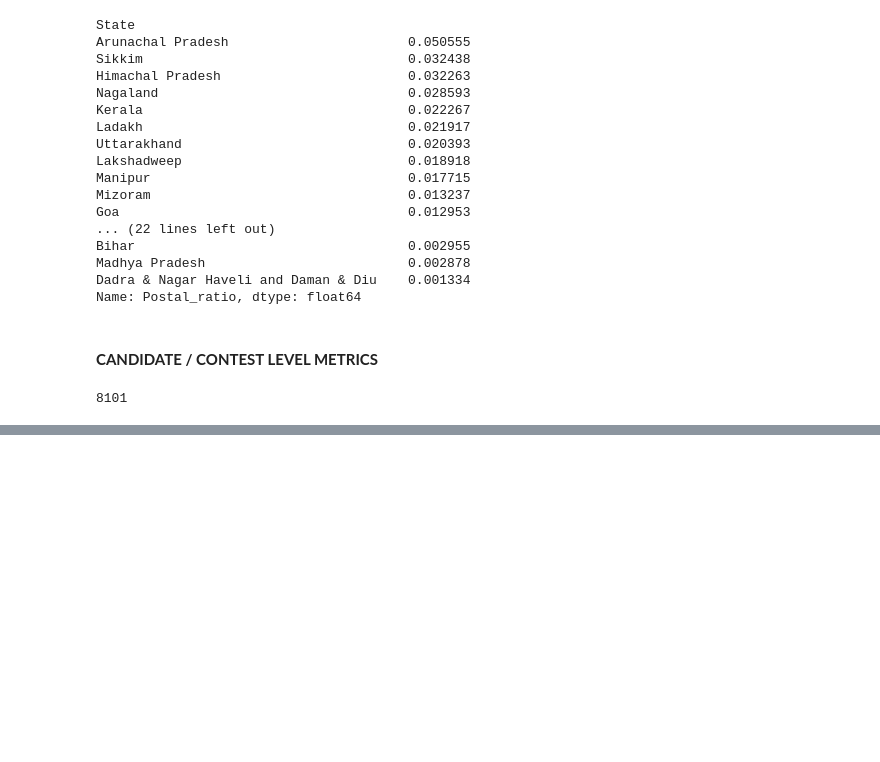
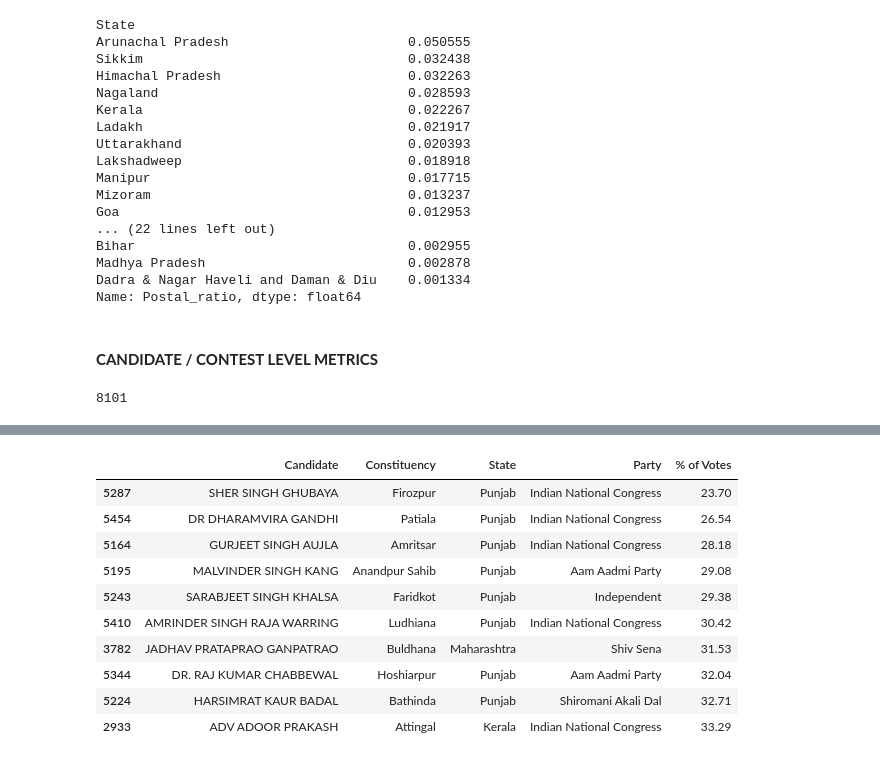
Before and after one commit to geershatisaxena/Election, a Jupyter notebook: res.ipynb, the cells around one changed output, grey strips where cells are left out. Drawn from its saved outputs; the diff is of its cells as text; code cells hidden in the pictures; blank space fills up the shorter version.

```diff
--- a/res.ipynb
+++ b/res.ipynb
@@ -924,0 +971,14 @@ df["Candidate"].nunique()
+# %%
+winners.nsmallest(10, "% of Votes")[["Candidate", "Constituency", "State", "Party", "% of Votes"]]
+# %% [output]
+|  | Candidate | Constituency | State | Party | % of Votes |
+| 5287 | SHER SINGH GHUBAYA | Firozpur | Punjab | Indian National Congress | 23.70 |
+| 5454 | DR DHARAMVIRA GANDHI | Patiala | Punjab | Indian National Congress | 26.54 |
+| 5164 | GURJEET SINGH AUJLA | Amritsar | Punjab | Indian National Congress | 28.18 |
+| 5195 | MALVINDER SINGH KANG | Anandpur Sahib | Punjab | Aam Aadmi Party | 29.08 |
+| 5243 | SARABJEET SINGH KHALSA | Faridkot | Punjab | Independent | 29.38 |
+| 5410 | AMRINDER SINGH RAJA WARRING | Ludhiana | Punjab | Indian National Congress | 30.42 |
+| 3782 | JADHAV PRATAPRAO GANPATRAO | Buldhana | Maharashtra | Shiv Sena | 31.53 |
+| 5344 | DR. RAJ KUMAR CHABBEWAL | Hoshiarpur | Punjab | Aam Aadmi Party | 32.04 |
+| 5224 | HARSIMRAT KAUR BADAL | Bathinda | Punjab | Shiromani Akali Dal | 32.71 |
+| 2933 | ADV ADOOR PRAKASH | Attingal | Kerala | Indian National Congress | 33.29 |
```
Also changed, not shown: parts of 3 cells of this notebook.
